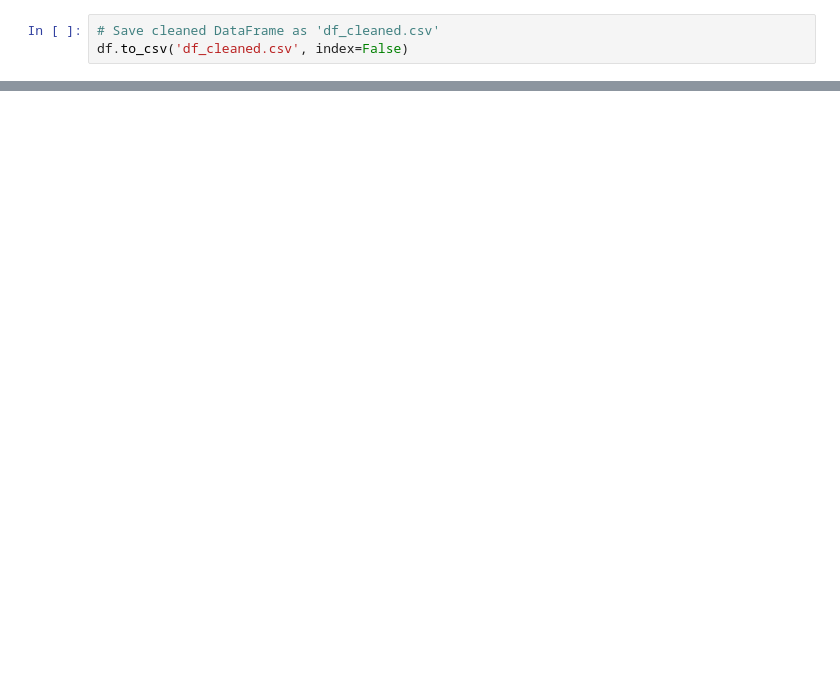
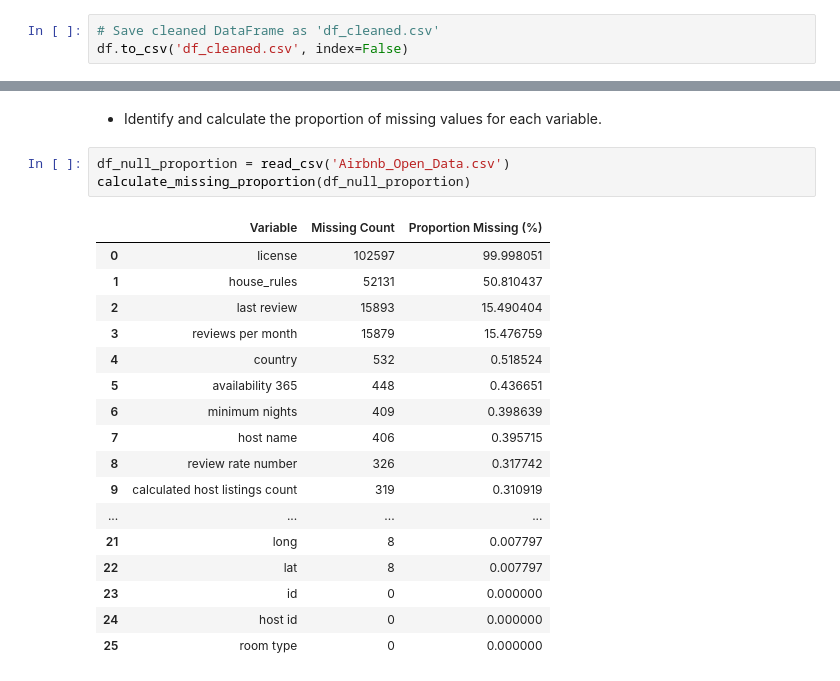
Before and after one commit to tuhanren/Airbnb-Data-Analysis, a Jupyter notebook: Final_Project_Group15.ipynb, the cells around one changed output, grey strips where cells are left out. Saved outputs shown, nothing was run; the diff lists cells and outputs as text; blank space fills up the shorter version.

```diff
--- a/Final_Project_Group15.ipynb
+++ b/Final_Project_Group15.ipynb
@@ -619,0 +860,25 @@ df.to_csv('df_cleaned.csv', index=False)
+# %% [markdown]
+
+
+*   Identify and calculate the proportion of missing values for each variable.
+# %%
+df_null_proportion = read_csv('Airbnb_Open_Data.csv')
+calculate_missing_proportion(df_null_proportion)
+# %% [output]
+|  | Variable | Missing Count | Proportion Missing (%) |
+| 0 | license | 102597 | 99.998051 |
+| 1 | house_rules | 52131 | 50.810437 |
+| 2 | last review | 15893 | 15.490404 |
+| 3 | reviews per month | 15879 | 15.476759 |
+| 4 | country | 532 | 0.518524 |
+| 5 | availability 365 | 448 | 0.436651 |
+| 6 | minimum nights | 409 | 0.398639 |
+| 7 | host name | 406 | 0.395715 |
+| 8 | review rate number | 326 | 0.317742 |
+| 9 | calculated host listings count | 319 | 0.310919 |
+| ... | ... | ... | ... |
+| 21 | long | 8 | 0.007797 |
+| 22 | lat | 8 | 0.007797 |
+| 23 | id | 0 | 0.000000 |
+| 24 | host id | 0 | 0.000000 |
+| 25 | room type | 0 | 0.000000 |
```
Also changed, not shown: parts of 11 cells of this notebook.
